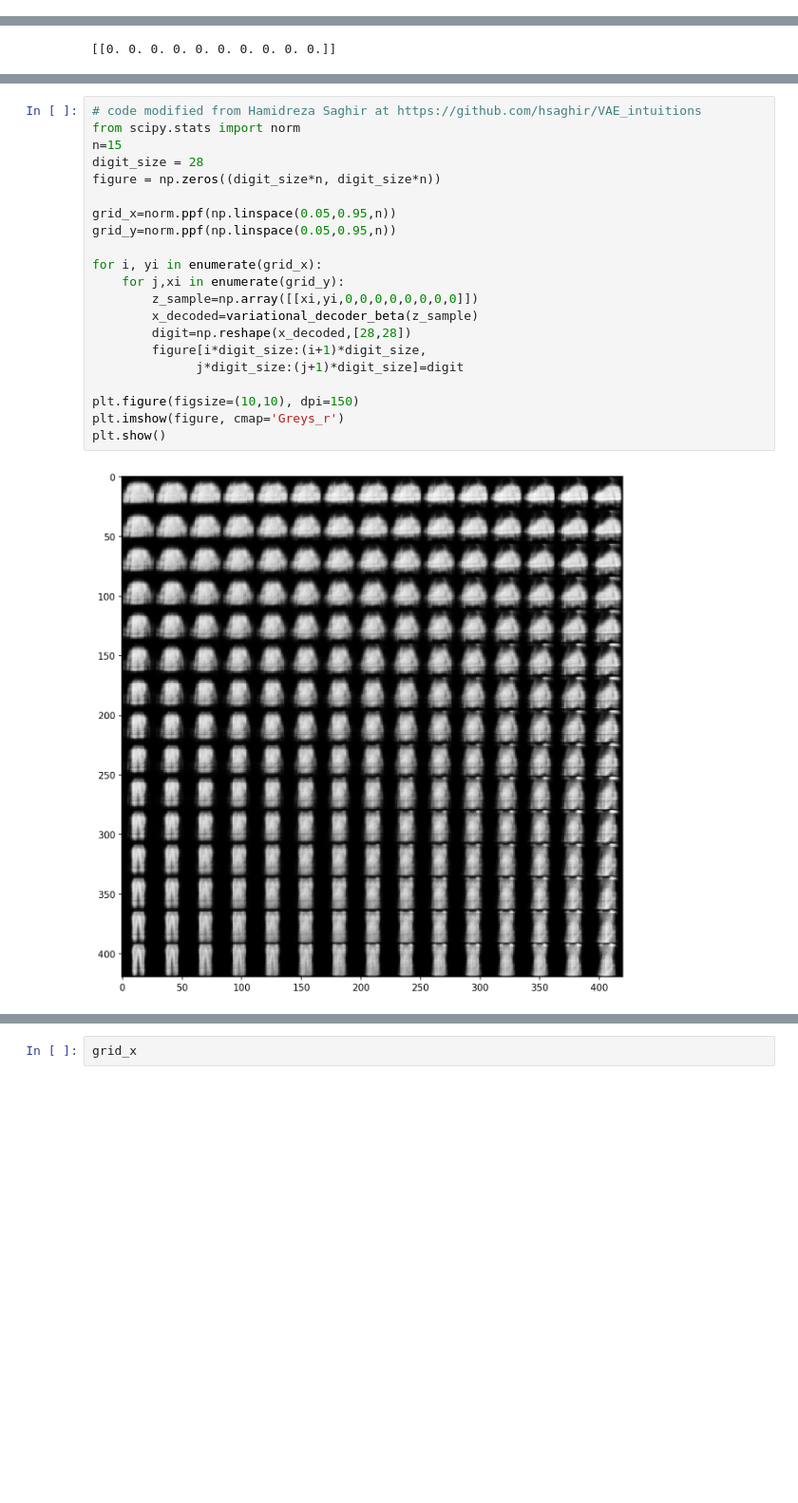
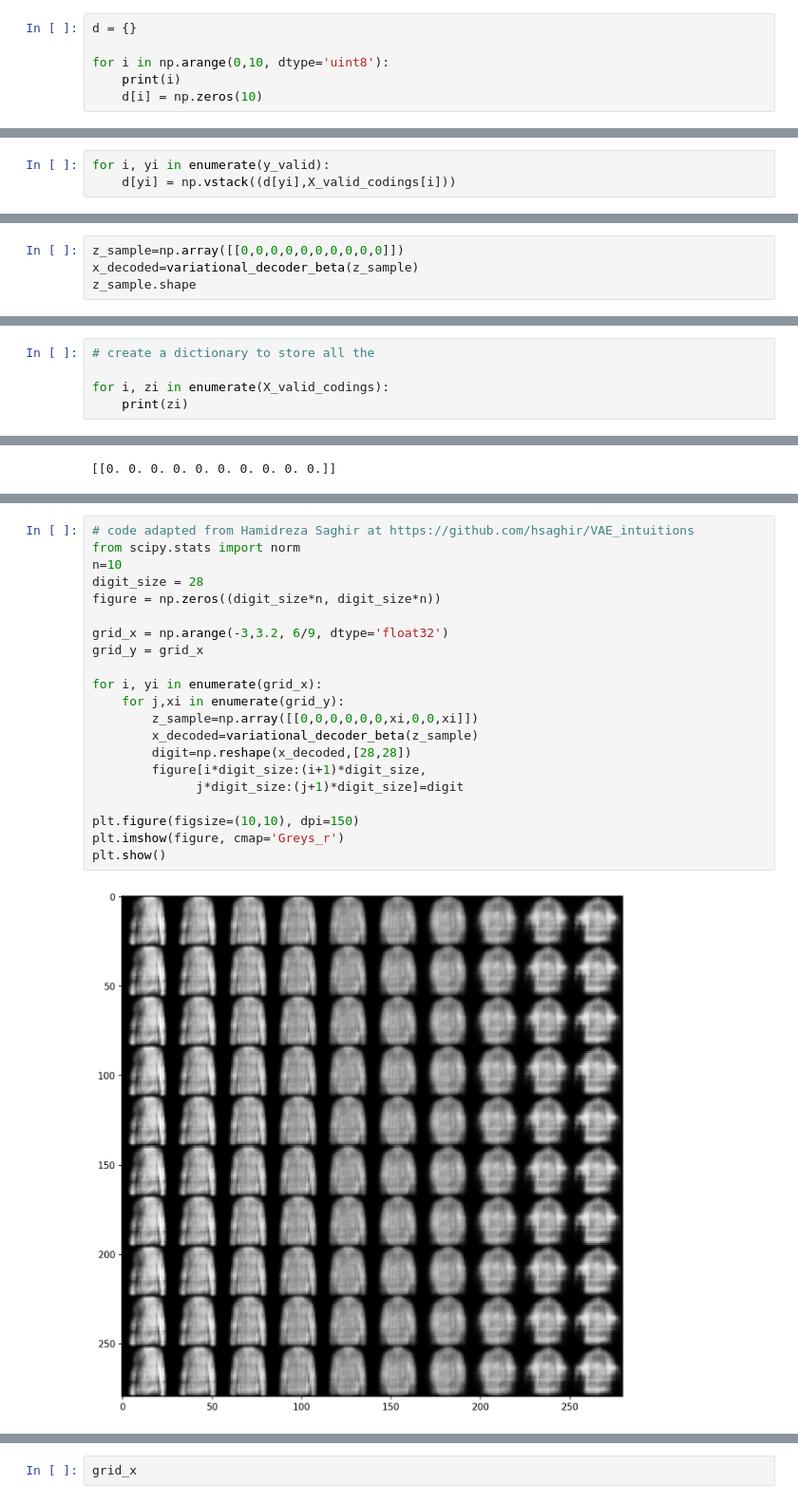
Before and after one commit to tvhahn/autoencoder-sandbox, a Jupyter notebook: notebooks/5.0-variational-autoencoder.ipynb, the cells around one changed output, grey strips where cells are left out. Shown at 95% size. Drawn from its saved outputs; the diff is of its cells as text; blank space fills up the shorter version.

```diff
--- a/notebooks/5.0-variational-autoencoder.ipynb
+++ b/notebooks/5.0-variational-autoencoder.ipynb
@@ -325,0 +338,6 @@ np.shape(X_bvae_encoder)
+# %%
+d = {}
+
+for i in np.arange(0,10, dtype='uint8'):
+    print(i)
+    d[i] = np.zeros(10)
@@ -325,0 +355,3 @@ np.shape(X_bvae_encoder)
+# %%
+for i, yi in enumerate(y_valid):
+    d[yi] = np.vstack((d[yi],X_valid_codings[i]))
@@ -325,0 +370,4 @@ np.shape(X_bvae_encoder)
+# %%
+z_sample=np.array([[0,0,0,0,0,0,0,0,0,0]])
+x_decoded=variational_decoder_beta(z_sample)
+z_sample.shape
@@ -325,0 +475,5 @@ np.shape(X_bvae_encoder)
+# %%
+# create a dictionary to store all the
+
+for i, zi in enumerate(X_valid_codings):
+    print(zi)
@@ -400,23 +576,23 @@ axes.axis('off')
 # %%
-# code modified from Hamidreza Saghir at https://github.com/hsaghir/VAE_intuitions
+# code adapted from Hamidreza Saghir at https://github.com/hsaghir/VAE_intuitions
 from scipy.stats import norm
-n=15
+n=10
 digit_size = 28
 figure = np.zeros((digit_size*n, digit_size*n))
 
-grid_x=norm.ppf(np.linspace(0.05,0.95,n))
-grid_y=norm.ppf(np.linspace(0.05,0.95,n))
+grid_x = np.arange(-3,3.2, 6/9, dtype='float32')
+grid_y = grid_x
 
 for i, yi in enumerate(grid_x):
     for j,xi in enumerate(grid_y):
-        z_sample=np.array([[xi,yi,0,0,0,0,0,0,0,0]])
+        z_sample=np.array([[0,0,0,0,0,0,xi,0,0,xi]])
         x_decoded=variational_decoder_beta(z_sample)
         digit=np.reshape(x_decoded,[28,28])
         figure[i*digit_size:(i+1)*digit_size,
               j*digit_size:(j+1)*digit_size]=digit
 
 plt.figure(figsize=(10,10), dpi=150)
 plt.imshow(figure, cmap='Greys_r')
 plt.show()
 # %% [output]
-[figure, old version]
+[figure, new version]
```
Also changed, not shown: parts of 30 cells of this notebook, 1 other file.
